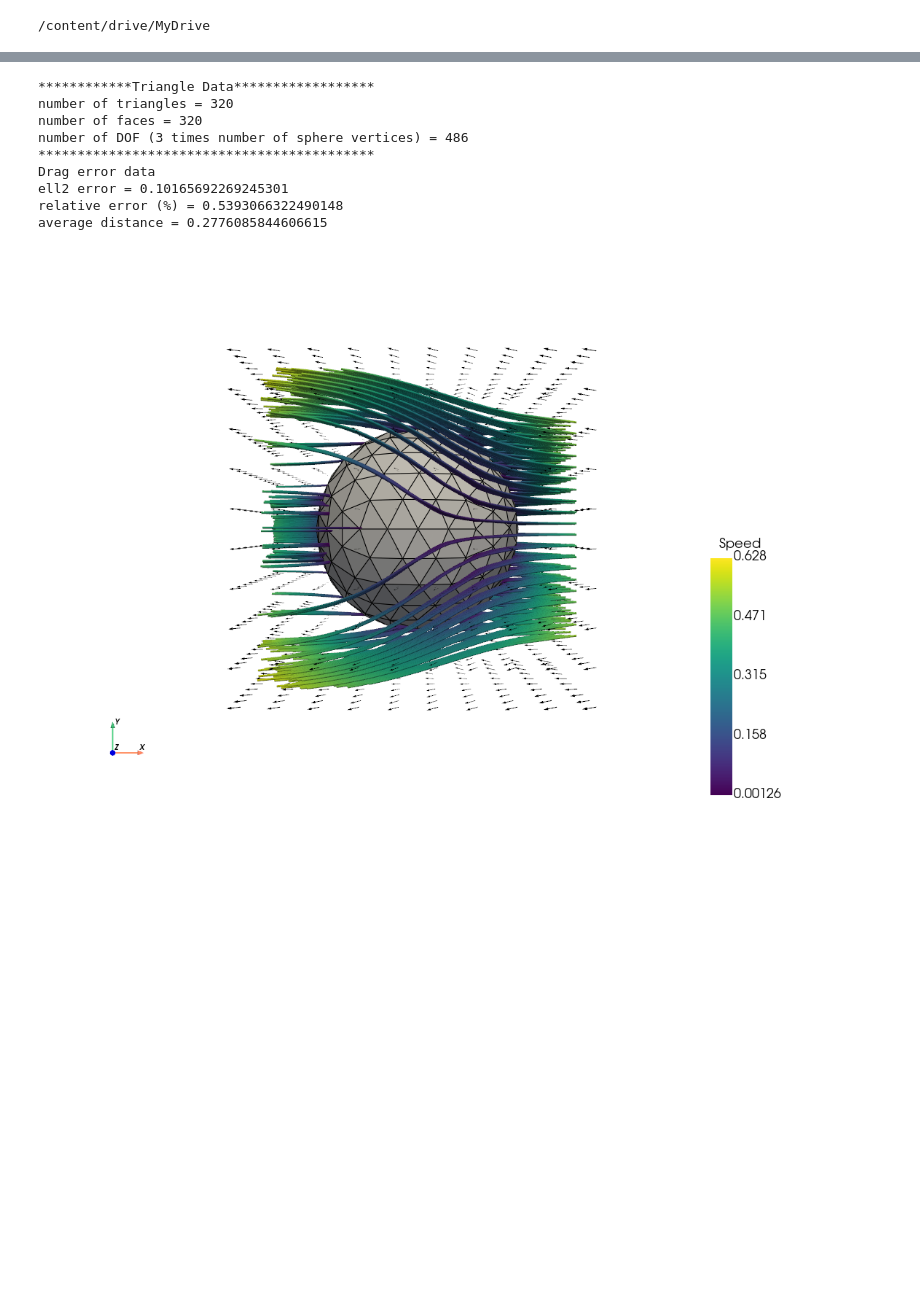
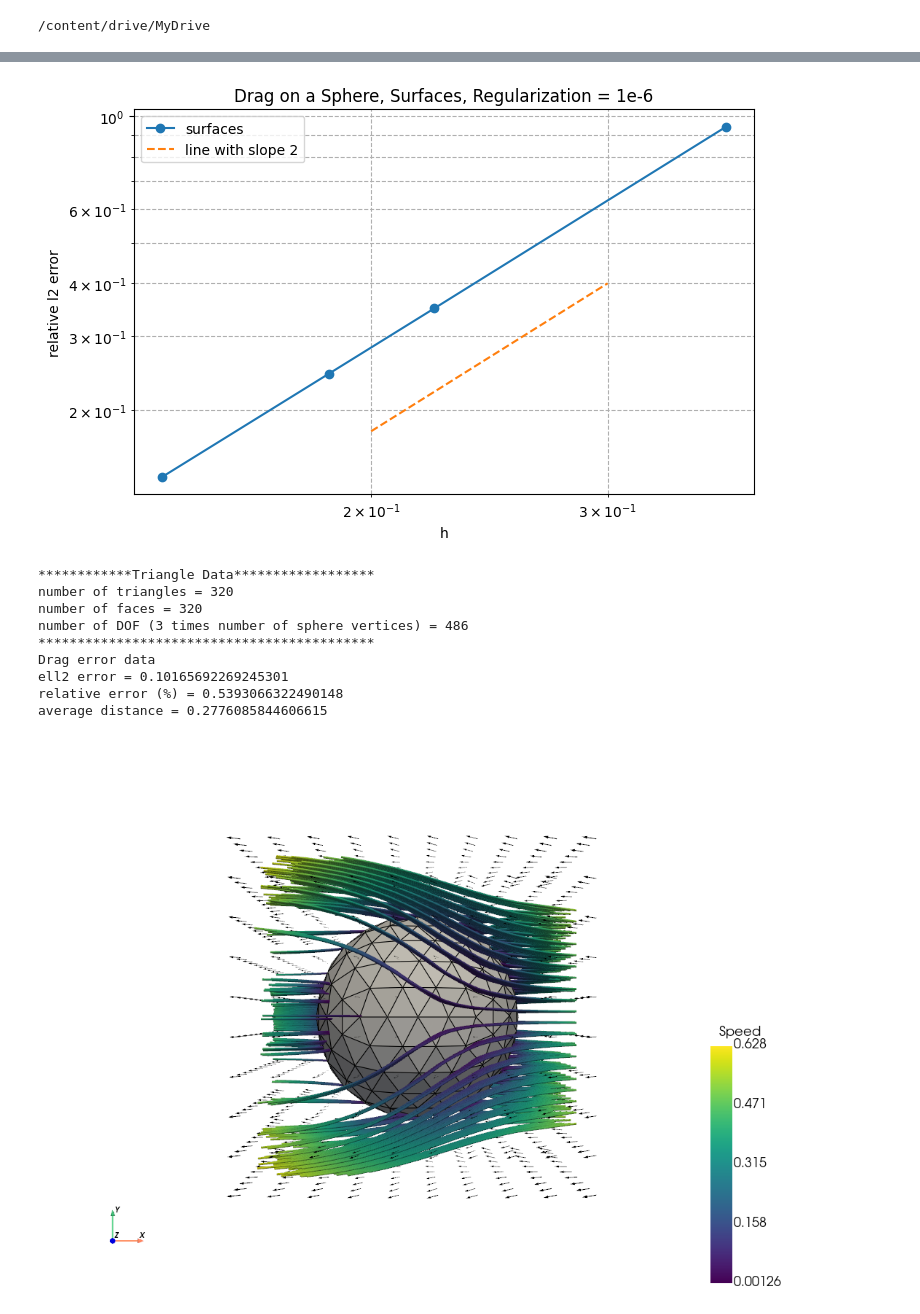
Before and after one commit to djferranti/RegularizedStokesletsTutorial, a Jupyter notebook: flow_past_sphere_streamlines.ipynb, the cells around one changed output, grey strips where cells are left out. Saved outputs shown, nothing was run; the diff lists cells and outputs as text; code cells hidden in the pictures; blank space fills up the shorter version.

```diff
--- a/flow_past_sphere_streamlines.ipynb
+++ b/flow_past_sphere_streamlines.ipynb
@@ -18,0 +109,3 @@ cd /content/drive/MyDrive/RegularizedStokesletsTutorial-main
+# %%
+ell2_errors, relative_errors, average_distance = test_drag_sphere_errors()
+import matplotlib.pyplot as plt
@@ -19,3 +130,21 @@ cd /content/drive/MyDrive/RegularizedStokesletsTutorial-main
+# %%
+regularization = 1e-6
+plt.figure(figsize=(8, 5))
+
+plt.loglog(average_distance, relative_errors, 'o-', label='surfaces')
+scalebar_x = np.linspace(2e-1,3e-1, 50)
+A = 4e-1 / (9e-2)
+scalebar_y = A * scalebar_x** 2
+plt.loglog(scalebar_x, scalebar_y, '--', label= 'line with slope 2')
+
+plt.xlabel('h')
+plt.ylabel('relative l2 error')
+plt.title('Drag on a Sphere, Surfaces, Regularization = 1e-6')
+plt.grid(True, which='both', ls='--')
+plt.legend()
+plt.show()
+# %% [output]
+[figure, added]
 # %%
 from reg_stokeslet_surfaces import *
 grid, sphere, stream_tubes = test_drag_sphere_colab()
```
Also changed, not shown: parts of 6 cells of this notebook.
